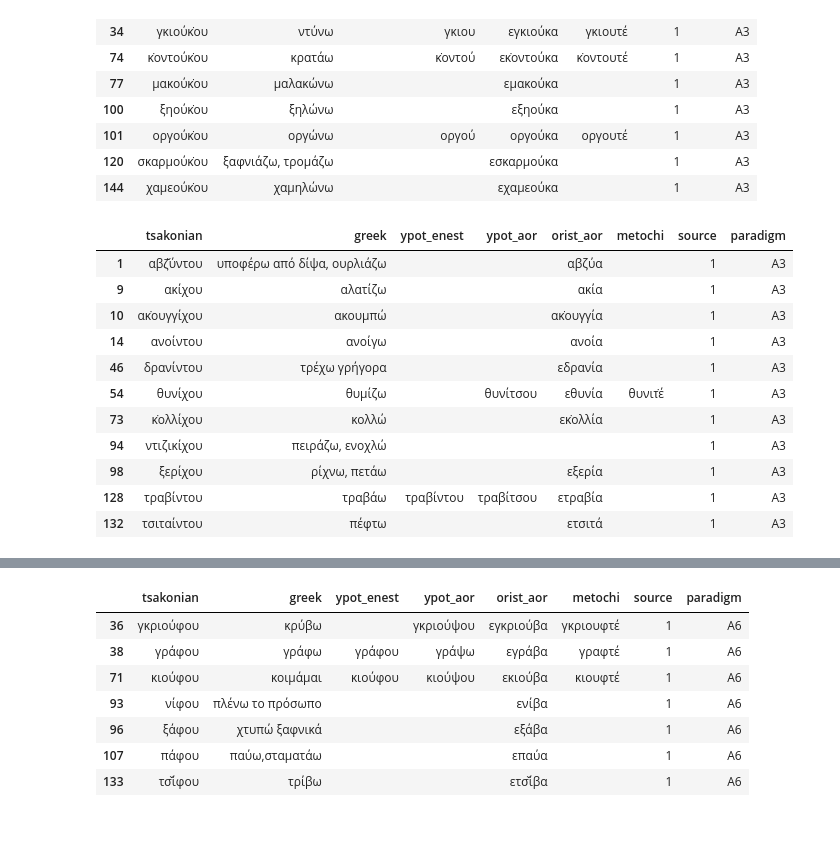
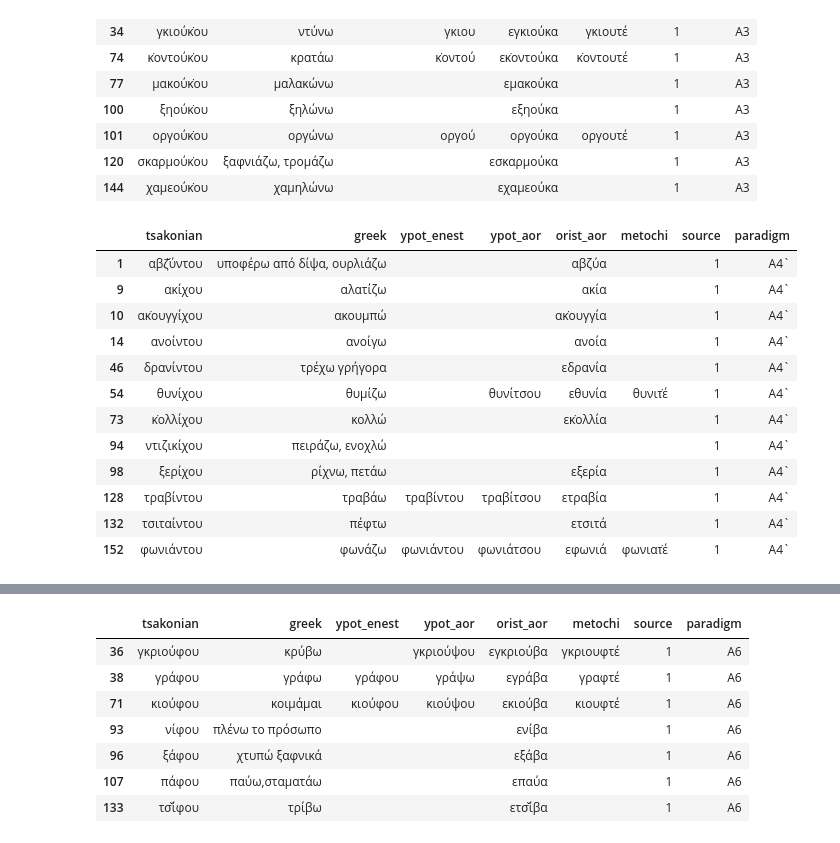
Before and after one commit to jgchaparro/TsakonianDB, a Jupyter notebook: TsakonianDB/grammar/verb_paradigm_extractor.ipynb, the cells around one changed output, grey strips where cells are left out. Drawn from its saved outputs; the diff is of its cells as text; code cells hidden in the pictures.

```diff
--- a/TsakonianDB/grammar/verb_paradigm_extractor.ipynb
+++ b/TsakonianDB/grammar/verb_paradigm_extractor.ipynb
@@ -94,28 +94,29 @@ display(df[mask])
 | 144 | χαμεούκ̇ου | χαμηλώνω |  |  | εχαμεούκα |  | 1 | Α3 |
 # %%
 # A4
-ending = ('ίχου', 'ίντου', 'ύντου')
-paradigm = 'Α3'
+ending = ('ίχου', 'ίντου', 'ύντου', 'άντου')
+paradigm = 'Α4`'
 
 add = True
 mask = (df['tsakonian'].str.endswith(ending))
 
 if add:
     df.loc[mask, 'paradigm'] = paradigm
 display(df[mask])
 # %% [output]
 |  | tsakonian | greek | ypot_enest | ypot_aor | orist_aor | metochi | source | paradigm |
-| 1 | αβζ̌ύντου | υποφέρω από δίψα, ουρλιάζω |  |  | αβζύα |  | 1 | Α3 |
-| 9 | ακίχου | αλατίζω |  |  | ακία |  | 1 | Α3 |
-| 10 | ακ̇ουγγίχου | ακουμπώ |  |  | ακ̇ουγγία |  | 1 | Α3 |
-| 14 | ανοίντου | ανοίγω |  |  | ανοία |  | 1 | Α3 |
-| 46 | δρανίντου | τρέχω γρήγορα |  |  | εδρανία |  | 1 | Α3 |
-| 54 | θυνίχου | θυμίζω |  | θυνίτσου | εθυνία | θυνιτ̇έ | 1 | Α3 |
-| 73 | κ̇ολλίχου | κολλώ |  |  | εκ̇ολλία |  | 1 | Α3 |
-| 94 | ντιζικίχου | πειράζω, ενοχλώ |  |  |  |  | 1 | Α3 |
-| 98 | ξερίχου | ρίχνω, πετάω |  |  | εξερία |  | 1 | Α3 |
-| 128 | τραβίντου | τραβάω | τραβίντου | τραβίτσου | ετραβία |  | 1 | Α3 |
-| 132 | τσιταίντου | πέφτω |  |  | ετσιτά |  | 1 | Α3 |
+| 1 | αβζ̌ύντου | υποφέρω από δίψα, ουρλιάζω |  |  | αβζύα |  | 1 | Α4` |
+| 9 | ακίχου | αλατίζω |  |  | ακία |  | 1 | Α4` |
+| 10 | ακ̇ουγγίχου | ακουμπώ |  |  | ακ̇ουγγία |  | 1 | Α4` |
+| 14 | ανοίντου | ανοίγω |  |  | ανοία |  | 1 | Α4` |
+| 46 | δρανίντου | τρέχω γρήγορα |  |  | εδρανία |  | 1 | Α4` |
+| 54 | θυνίχου | θυμίζω |  | θυνίτσου | εθυνία | θυνιτ̇έ | 1 | Α4` |
+| 73 | κ̇ολλίχου | κολλώ |  |  | εκ̇ολλία |  | 1 | Α4` |
+| 94 | ντιζικίχου | πειράζω, ενοχλώ |  |  |  |  | 1 | Α4` |
+| 98 | ξερίχου | ρίχνω, πετάω |  |  | εξερία |  | 1 | Α4` |
+| 128 | τραβίντου | τραβάω | τραβίντου | τραβίτσου | ετραβία |  | 1 | Α4` |
+| 132 | τσιταίντου | πέφτω |  |  | ετσιτά |  | 1 | Α4` |
+| 152 | φωνιάντου | φωνάζω | φωνιάντου | φωνιάτσου | εφωνιά | φωνιατ̇έ | 1 | Α4` |
 # %%
 # A5
 ending = 'ζου'
```
Also changed, not shown: parts of 4 cells of this notebook, 2 other files.
